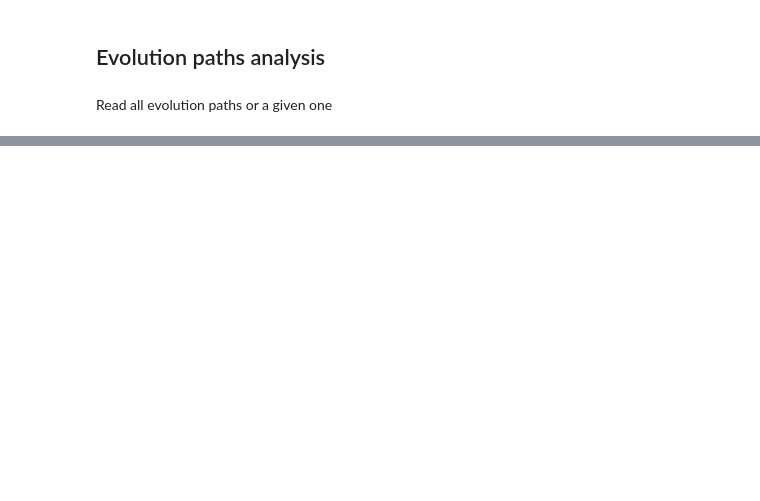
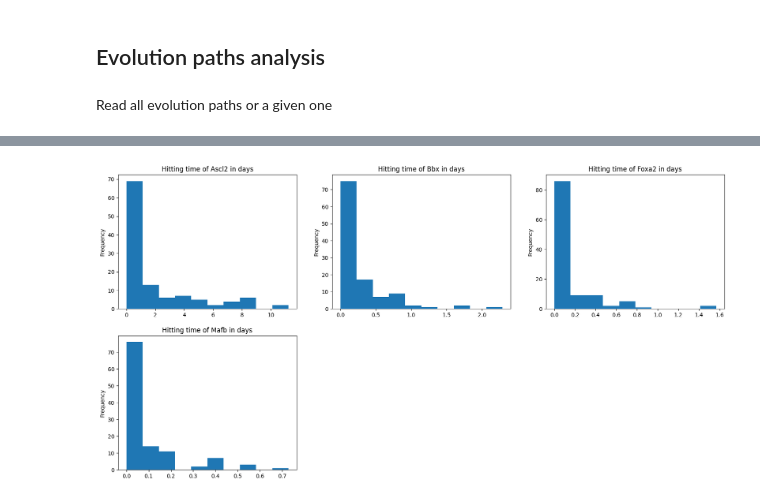
Before and after one commit to miguelruor/GeneticEvolution, a Jupyter notebook: GeneticEvolution.ipynb, the cells around one changed output, grey strips where cells are left out. Saved outputs shown, nothing was run; the diff lists cells and outputs as text; code cells hidden in the pictures; blank space fills up the shorter version.

```diff
--- a/GeneticEvolution.ipynb
+++ b/GeneticEvolution.ipynb
@@ -977,0 +1240,11 @@ distance(gspace_4phen.nodes[evolution_path0[0]]['sequence'], gspace_4phen.nodes[
+# %%
+plt.figure(figsize=(20,10), dpi=100)
+
+for i, phen in enumerate(phenotypes):
+  plt.subplot(2,3,i+1)
+  plt.title("Hitting time of " + phen+" in days")
+  (simulations_results_c['tau_'+phen]/(3600*24)).plot(kind="hist")
+
+plt.show()
+# %% [output]
+[figure, added]
```
Also changed, not shown: parts of 126 cells of this notebook.
